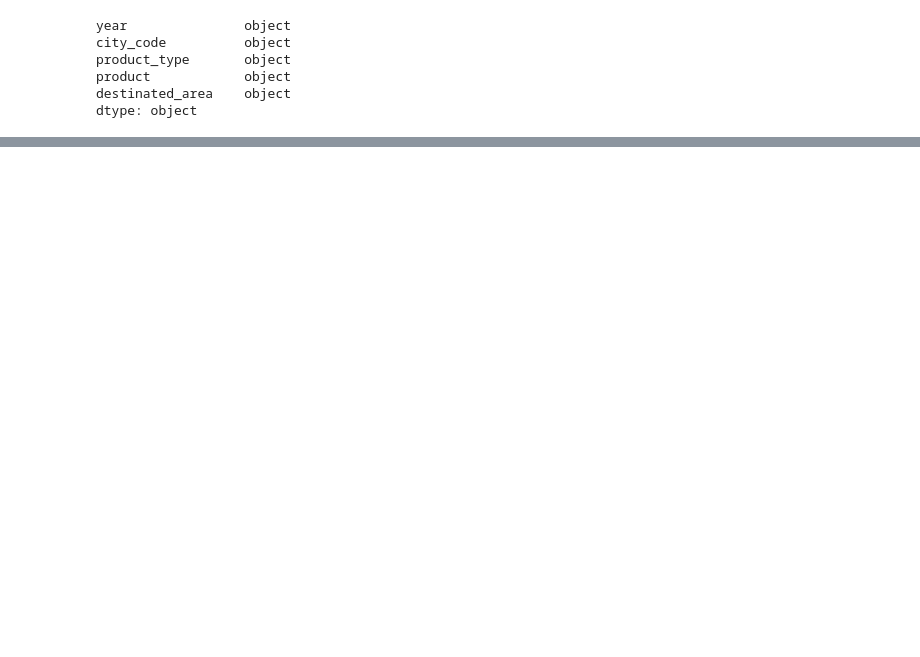
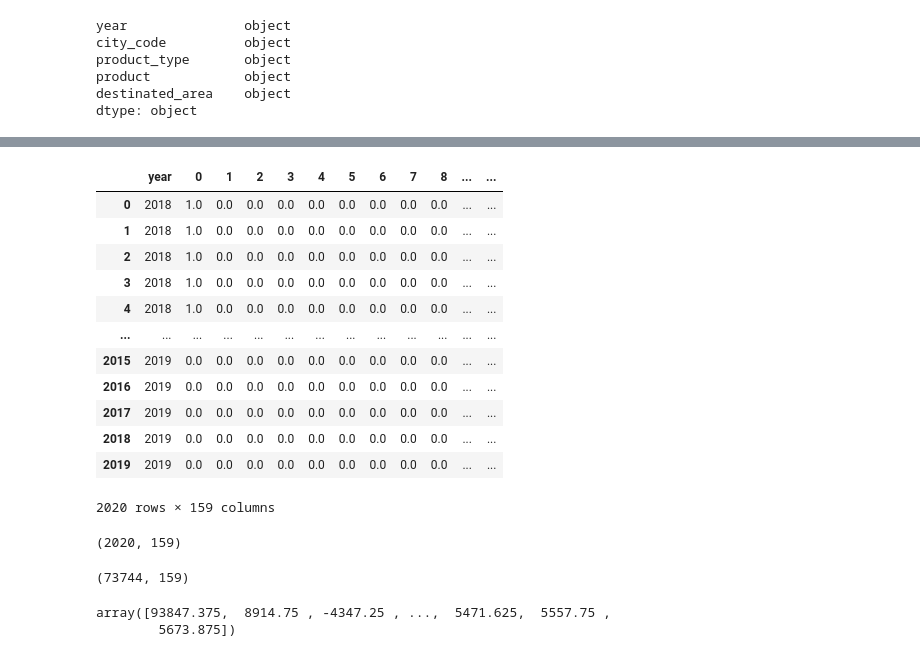
Before and after one commit to LucasLessa1/IEEE_CIS_Trainee, a Jupyter notebook: Desafio_Bain_&_Company.ipynb, the cells around one changed output, grey strips where cells are left out. Drawn from its saved outputs; the diff is of its cells as text; code cells hidden in the pictures; blank space fills up the shorter version.

```diff
--- a/Desafio_Bain_&_Company.ipynb
+++ b/Desafio_Bain_&_Company.ipynb
@@ -157,0 +652,15 @@ dtype: int64
+# %%
+pred_2018_2019 = pd.read_csv("/content/submission-template.csv")
+copy = pred_2018_2019
+# %%
+from sklearn.preprocessing import OneHotEncoder
+
+encoder = OneHotEncoder(handle_unknown='ignore')
+
+#perform one-hot encoding on 'team' column
+encoder_df = pd.DataFrame(encoder.fit_transform(pred_2018_2019[["city_code",'product', "product_type"]]).toarray())
+
+#merge one-hot encoded columns back with original DataFrame
+pred_df = pred_2018_2019.join(encoder_df)
+
+pred_df
@@ -157,0 +681,21 @@ dtype: int64
+# %%
+pred_df['date'] = pd.to_datetime(pred_df['year'],format= "%Y-%d-%m")
+pred_df['year'] = pd.DatetimeIndex(pred_df['date']).year
+# %%
+pred_df = pred_df.reindex(columns=col_orden)
+# %%
+pred_df
+# %% [output]
+|  | year | 0 | 1 | 2 | 3 | 4 | 5 | 6 | 7 | 8 | ... | ... |
+| 0 | 2018 | 1.0 | 0.0 | 0.0 | 0.0 | 0.0 | 0.0 | 0.0 | 0.0 | 0.0 | ... | ... |
+| 1 | 2018 | 1.0 | 0.0 | 0.0 | 0.0 | 0.0 | 0.0 | 0.0 | 0.0 | 0.0 | ... | ... |
+| 2 | 2018 | 1.0 | 0.0 | 0.0 | 0.0 | 0.0 | 0.0 | 0.0 | 0.0 | 0.0 | ... | ... |
+| 3 | 2018 | 1.0 | 0.0 | 0.0 | 0.0 | 0.0 | 0.0 | 0.0 | 0.0 | 0.0 | ... | ... |
+| 4 | 2018 | 1.0 | 0.0 | 0.0 | 0.0 | 0.0 | 0.0 | 0.0 | 0.0 | 0.0 | ... | ... |
+| ... | ... | ... | ... | ... | ... | ... | ... | ... | ... | ... | ... | ... |
+| 2015 | 2019 | 0.0 | 0.0 | 0.0 | 0.0 | 0.0 | 0.0 | 0.0 | 0.0 | 0.0 | ... | ... |
+| 2016 | 2019 | 0.0 | 0.0 | 0.0 | 0.0 | 0.0 | 0.0 | 0.0 | 0.0 | 0.0 | ... | ... |
+| 2017 | 2019 | 0.0 | 0.0 | 0.0 | 0.0 | 0.0 | 0.0 | 0.0 | 0.0 | 0.0 | ... | ... |
+| 2018 | 2019 | 0.0 | 0.0 | 0.0 | 0.0 | 0.0 | 0.0 | 0.0 | 0.0 | 0.0 | ... | ... |
+| 2019 | 2019 | 0.0 | 0.0 | 0.0 | 0.0 | 0.0 | 0.0 | 0.0 | 0.0 | 0.0 | ... | ... |
+2020 rows × 159 columns
@@ -157,0 +705,8 @@ dtype: int64
+# %%
+pred_2018_2019.shape
+# %% [output]
+(2020, 159)
+# %%
+x.shape
+# %% [output]
+(73744, 159)
@@ -157,0 +715,5 @@ dtype: int64
+# %%
+linear_pred_2018_2018
+# %% [output]
+array([93847.375,  8914.75 , -4347.25 , ...,  5471.625,  5557.75 ,
+        5673.875])
```
Also changed, not shown: parts of 129 cells of this notebook.
